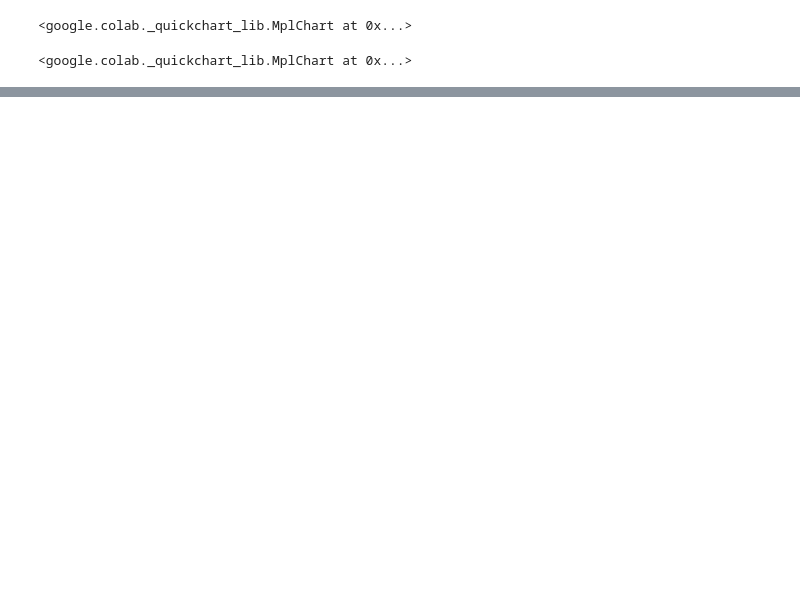
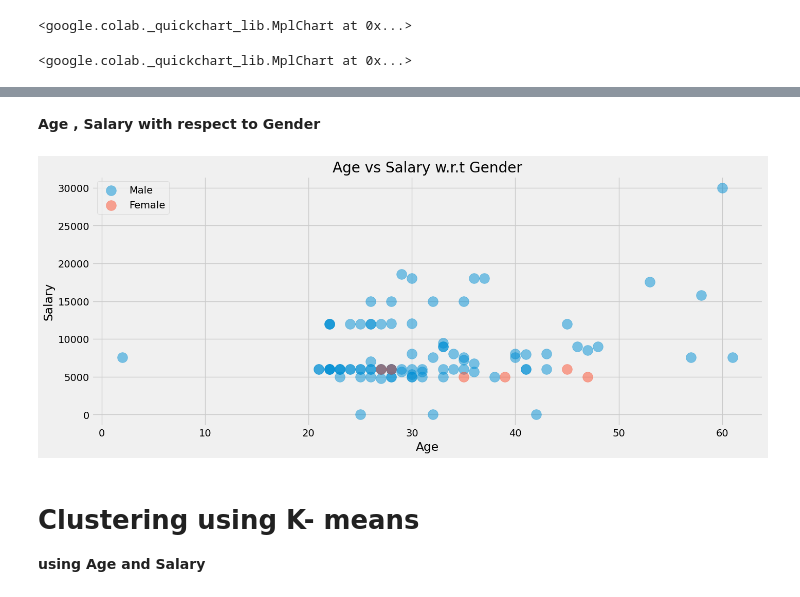
Before and after one commit to fazalpge/AI-based-Smart-ERP-Next, a Jupyter notebook: Employee_Attrition.ipynb, the cells around one changed output, grey strips where cells are left out. Drawn from its saved outputs; the diff is of its cells as text; code cells hidden in the pictures; blank space fills up the shorter version.

```diff
--- a/Employee_Attrition.ipynb
+++ b/Employee_Attrition.ipynb
@@ -73,0 +218,17 @@ plt.gca().spines[['top', 'right',]].set_visible(False)
+# %% [markdown]
+**Age , Salary with respect to Gender**
+# %%
+plt.figure(1 , figsize = (15 , 6))
+for Gender in ['Male' , 'Female']:
+    plt.scatter(x = 'Age' , y = 'Salary' , data = df[df['Gender'] == Gender] ,
+                s = 200 , alpha = 0.5 , label = Gender)
+plt.xlabel('Age'), plt.ylabel('Salary')
+plt.title('Age vs Salary w.r.t Gender')
+plt.legend()
+plt.show()
+# %% [output]
+[figure, added]
+# %% [markdown]
+# **Clustering using K- means**
+
+**using Age and Salary**
```
Also changed, not shown: parts of 29 cells of this notebook.
